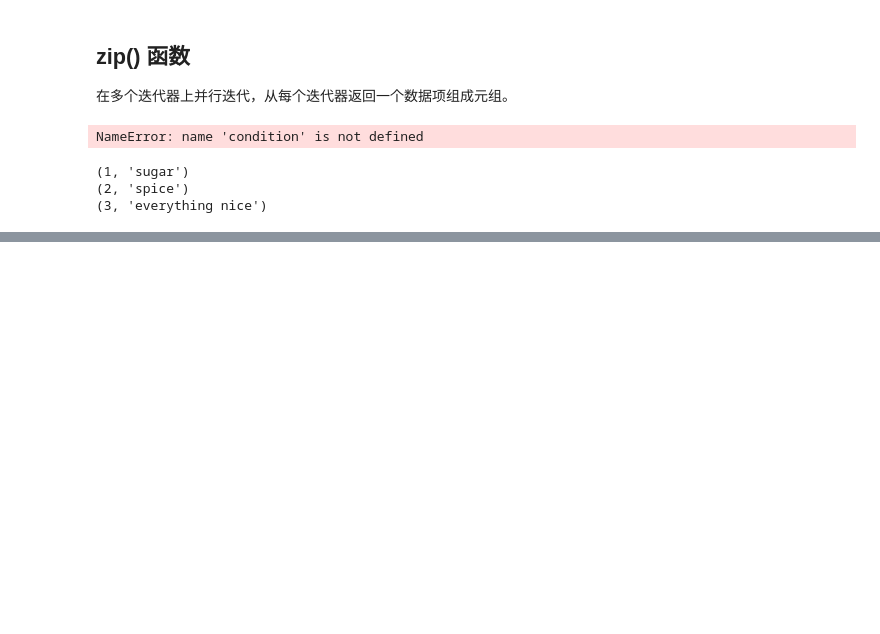
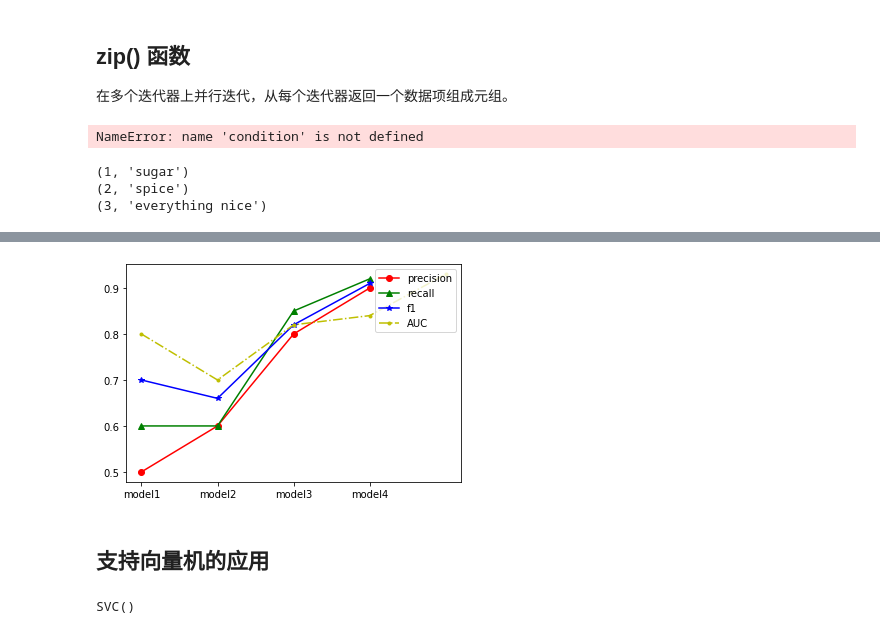
Before and after one commit to SunshineHai/LeetCode, a Jupyter notebook: Python/测试.ipynb, the cells around one changed output, grey strips where cells are left out. Drawn from its saved outputs; the diff is of its cells as text; code cells hidden in the pictures; blank space fills up the shorter version.

```diff
--- a/Python/测试.ipynb
+++ b/Python/测试.ipynb
@@ -26,0 +66,31 @@ for item in zip([1, 2, 3], ['sugar', 'spice', 'everything nice']):
+# %%
+import pandas as pd
+import numpy as np
+import matplotlib.pyplot as plt
+
+def show_error(x_name:list, precision:list, recall:list, f1:list, AUC:list, path):
+    plt.plot(x_name, precision, 'or-', recall, '^g-', f1, '*b-', AUC, '.y-.')
+    plt.legend(['precision', 'recall', 'f1', 'AUC'], loc='upper right')
+    plt.savefig(path, dpi=300)
+    plt.show()
+    pass
+
+x_name = ['model1', 'model2', 'model3', 'model4']
+
+y1 = [0.5, 0.6, 0.8, 0.9]
+y2 = [0.6, 0.6, 0.85, 0.92]
+y3 = [0.7, 0.66, 0.82, 0.91]
+y4 = [0.8, 0.7, 0.82, 0.84, 0.93]
+show_error(x_name,y1 ,y2 ,y3 , y4, r'test.png')
+# %% [output]
+[figure, added]
+# %% [markdown]
+## 支持向量机的应用
+# %%
+ from sklearn import svm
+X = [[0, 0], [1, 1]]
+y = [0, 1]
+clf = svm.SVC()
+clf.fit(X, y)
+# %% [output]
+SVC()
```
Also changed, not shown: parts of 3 cells of this notebook, 22 other files.
